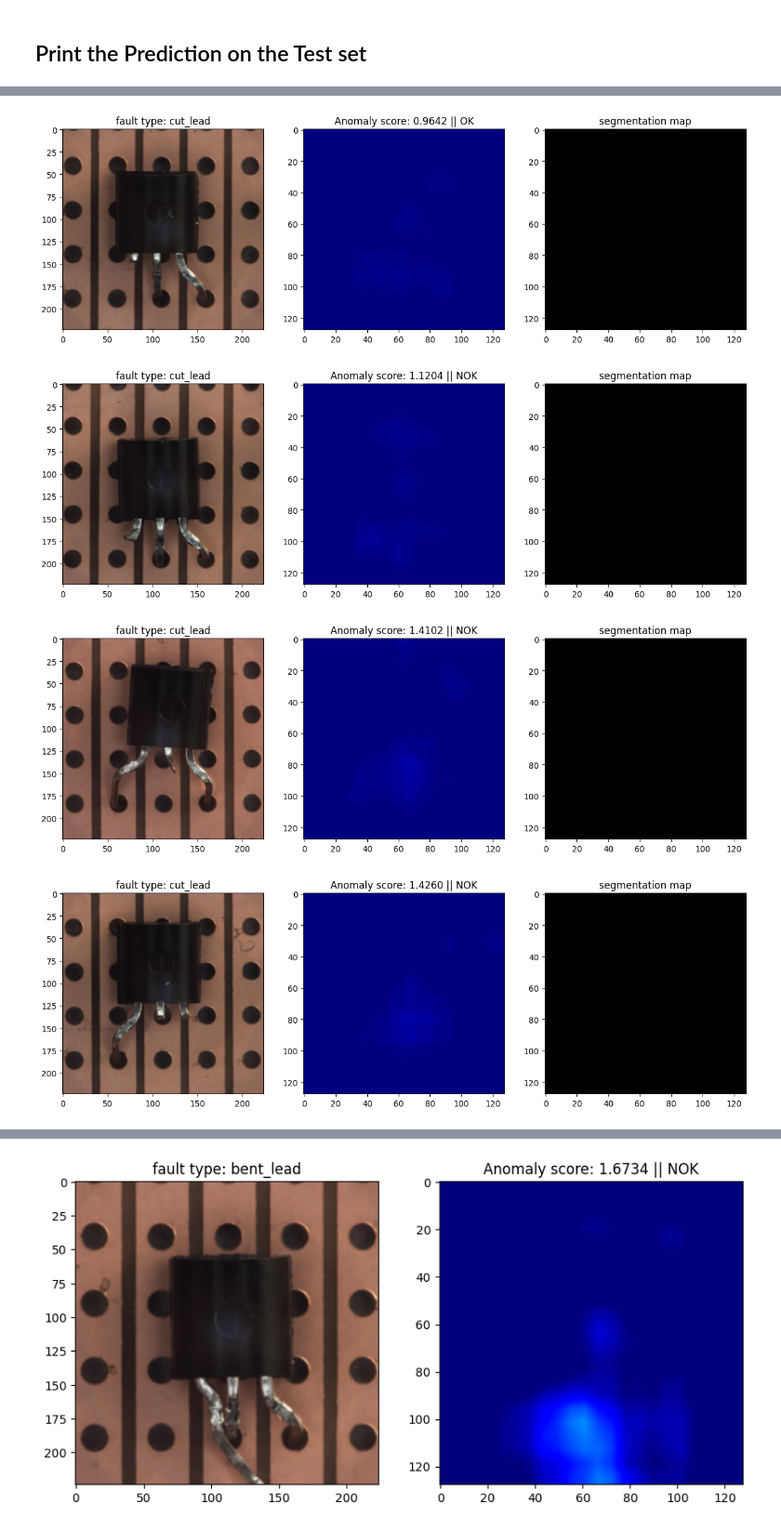
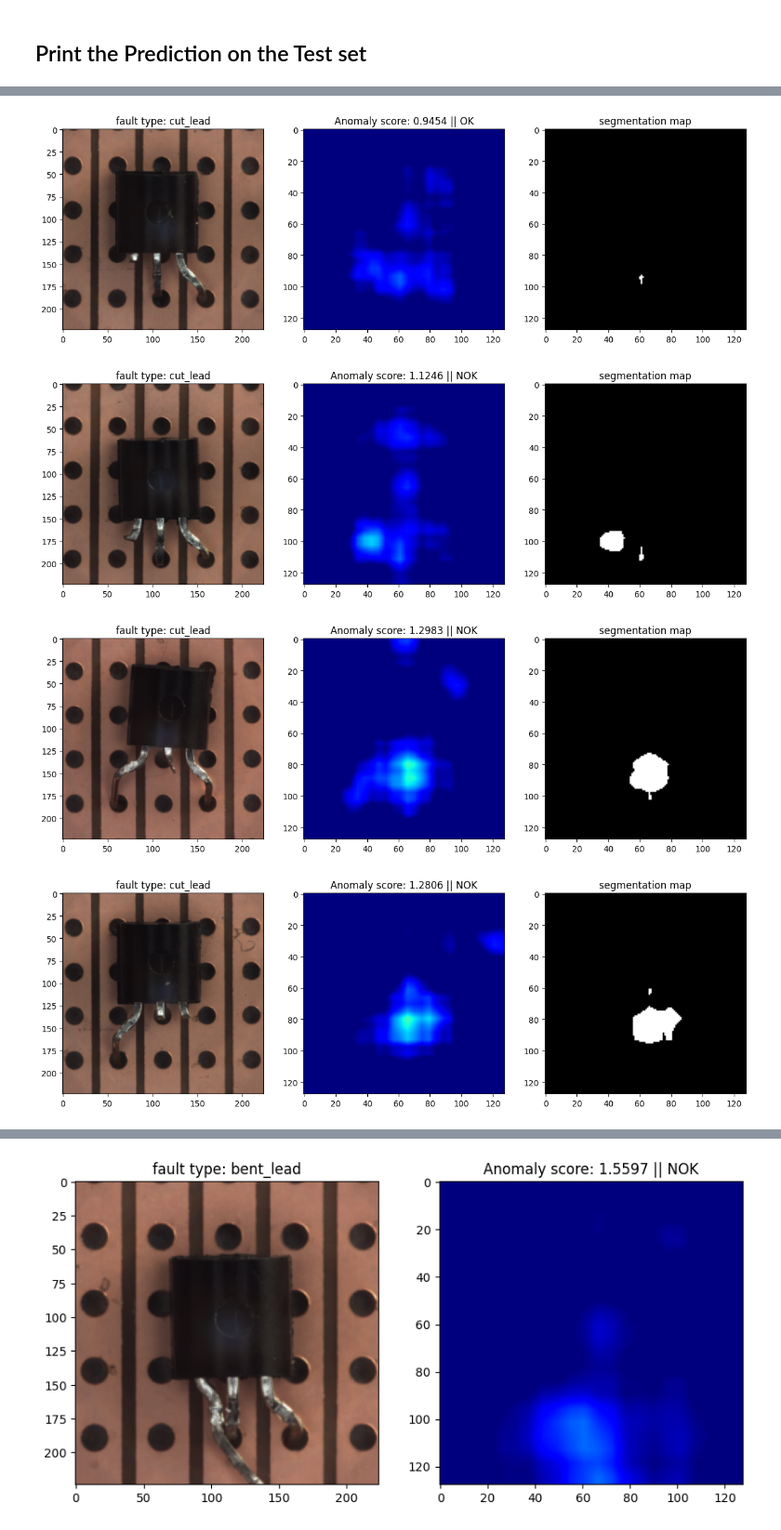
Before and after one commit to fareedqk/anomaly_detection, a Jupyter notebook: src/resnet50_backbone_multilevel.ipynb, the cells around one changed output, grey strips where cells are left out. Shown at 93% size. Saved outputs shown, nothing was run; the diff lists cells and outputs as text; code cells hidden in the pictures.

```diff
--- a/src/resnet50_backbone_multilevel.ipynb
+++ b/src/resnet50_backbone_multilevel.ipynb
@@ -22,7 +22,7 @@ transform = transforms.Compose([
     transforms.ToTensor()
 ])
 
-train_image_path = Path('/content/drive/MyDrive/transistor')
+train_image_path = Path('/content/transistor')
 
 good_dataset = ImageFolder(root=train_image_path, transform=transform)
 train_dataset, test_dataset = torch.utils.data.random_split(good_dataset, [0.8, 0.2])
@@ -263,7 +264,7 @@ FeatCAE(
 # %% [markdown]
 ## Prediction in Heatmap
 # %%
-image = Image.open('/content/drive/MyDrive/transistor/test/cut_lead/000.png')
+image = Image.open('/content/transistor/test/cut_lead/000.png')
 image = transform(image).unsqueeze(0)
 
 with torch.no_grad():
@@ -340,7 +341,7 @@ y_score=[]
 model.eval()
 backbone.eval()
 
-test_path = Path('/content/drive/MyDrive/transistor/test')
+test_path = Path('/content/transistor/test')
 
 for path in test_path.glob('*/*.png'):
     fault_type = path.parts[-2]
@@ -419,7 +420,7 @@ from IPython.display import clear_output
 model.eval()
 backbone.eval()
 
-test_path = Path('/content/drive/MyDrive/transistor/test')
+test_path = Path('/content/transistor/test')
 
 for path in test_path.glob('*/*.png'):
     fault_type = path.parts[-2]
@@ -447,13 +448,15 @@ for path in test_path.glob('*/*.png'):
 
       plt.subplot(1,3,2)
       heat_map = segm_map.squeeze().cpu().numpy()
-      heat_map = heat_map
       heat_map = cv2.resize(heat_map, (128,128))
-      plt.imshow(heat_map, cmap='jet', vmin=heat_map_min, vmax=heat_map_max*10) # Here I am cheating by multiplying by 10 (obtained using trail error)
+      plt.imshow(heat_map, cmap='jet', vmin=heat_map_min, vmax=heat_map_max) # Changed vmax to heat_map_max
       plt.title(f'Anomaly score: {y_score_image[0].cpu().numpy() / best_threshold:0.4f} || {class_label[y_pred_image]}')
 
       plt.subplot(1,3,3)
-      plt.imshow((heat_map > best_threshold * 10), cmap='gray')
+      # Use a threshold related to your best_threshold
+      # Experiment with different values like best_threshold or a slight variation
+      segmentation_threshold = best_threshold # Start by trying best_threshold
+      plt.imshow((heat_map > segmentation_threshold), cmap='gray')
       plt.title(f'segmentation map')
 
       plt.show()
@@ -468,4 +471,4 @@ for path in test_path.glob('*/*.png'):
-[figure, old version]
+[figure, new version]
-[figure, old version]
+[figure, new version]
-[figure, old version]
+[figure, new version]
-[figure, old version]
+[figure, new version]
```
Also changed, not shown: parts of 10 cells of this notebook.
